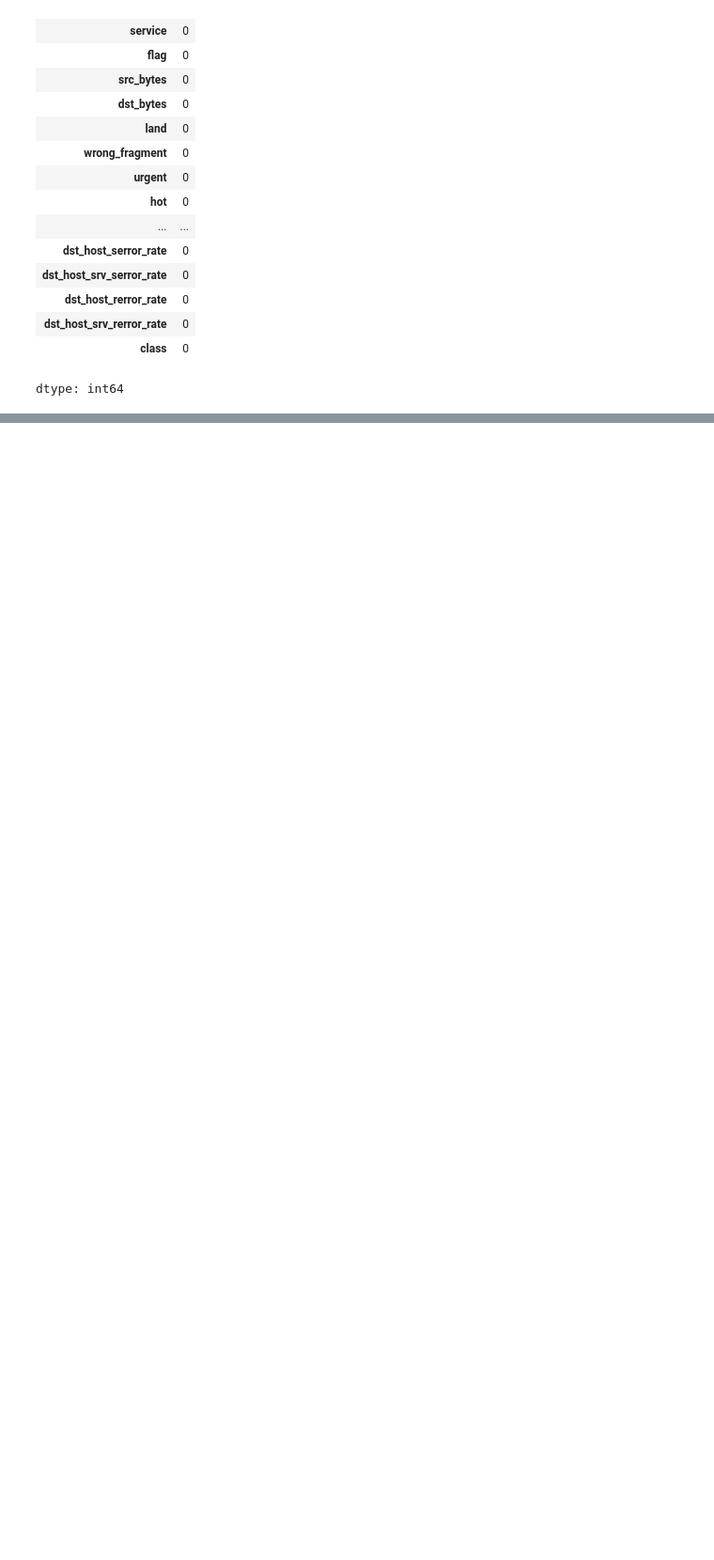
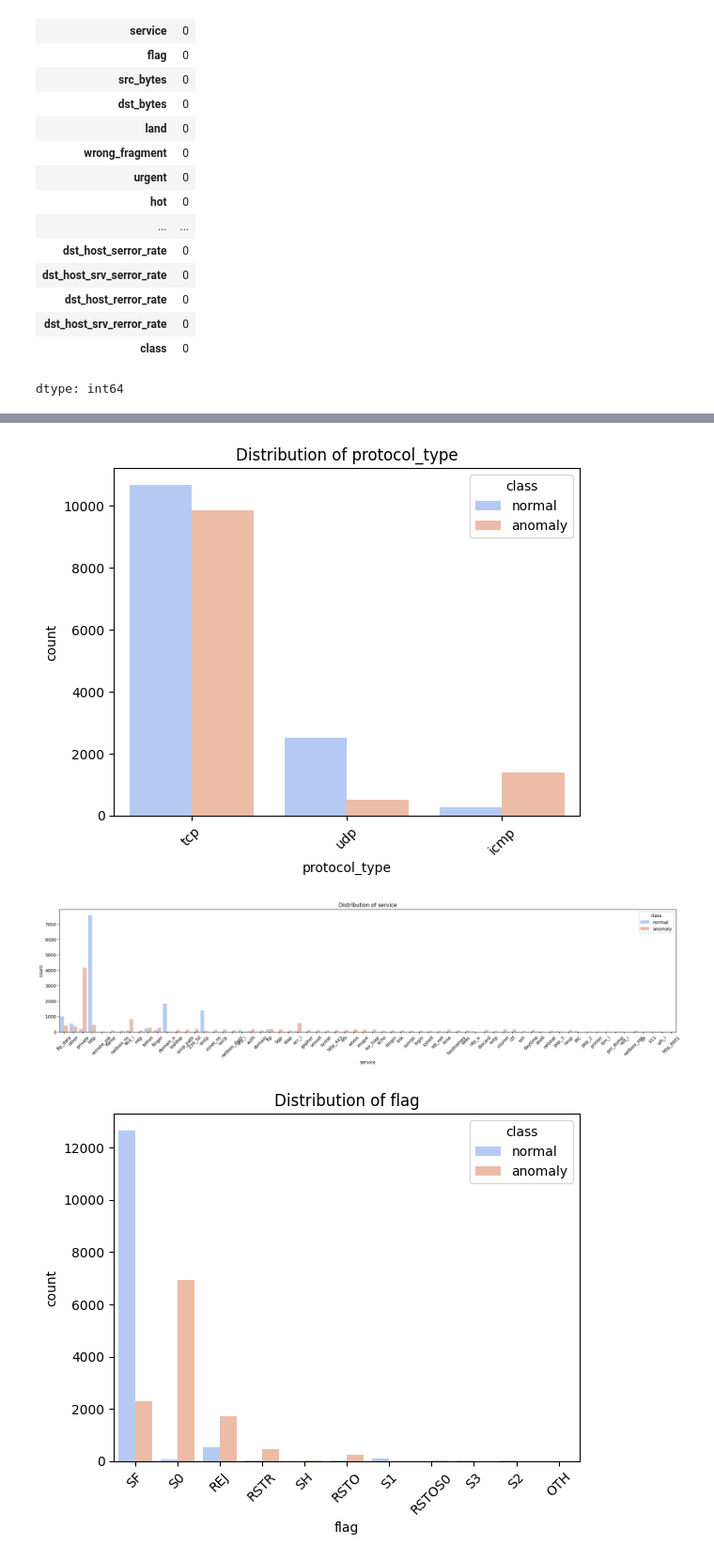
Before and after one commit to arch8080/Network-Intrusion-Detection, a Jupyter notebook: Network_Intrusion.ipynb, the cells around one changed output, grey strips where cells are left out. Shown at 94% size. Drawn from its saved outputs; the diff is of its cells as text; code cells hidden in the pictures; blank space fills up the shorter version.

```diff
--- a/Network_Intrusion.ipynb
+++ b/Network_Intrusion.ipynb
@@ -429,0 +155,12 @@ f1s.plot(kind = "bar",  ylim=[80,100], figsize=(10,6), rot=0)
+# %%
+for category in ['protocol_type', 'service', 'flag']:
+    if category == 'service':
+        plt.figure(figsize=(25, 5))
+    sns.countplot(x=category, data=train, hue='class', palette=("coolwarm"))
+    plt.title(f'Distribution of {category}')
+    plt.xticks(rotation=45)
+    plt.show()
+# %% [output]
+[figure, added]
+[figure, added]
+[figure, added]
```
Also changed, not shown: parts of 57 cells of this notebook.
